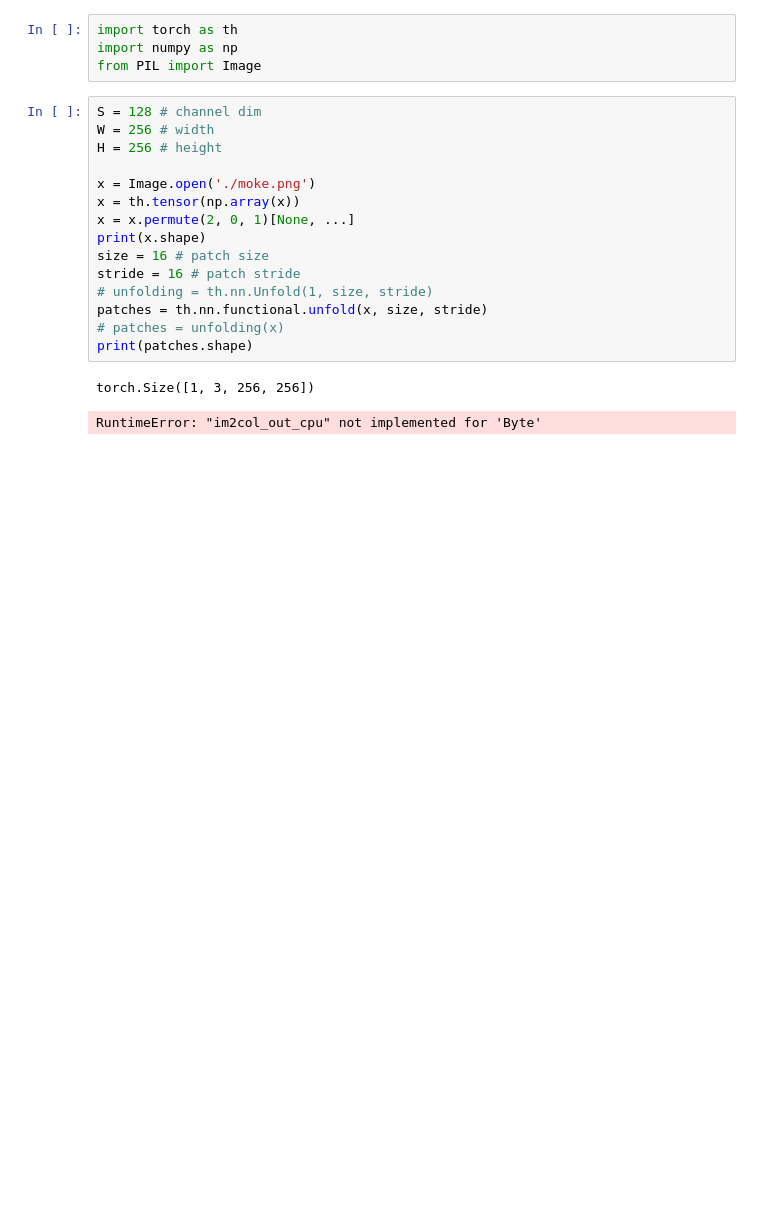
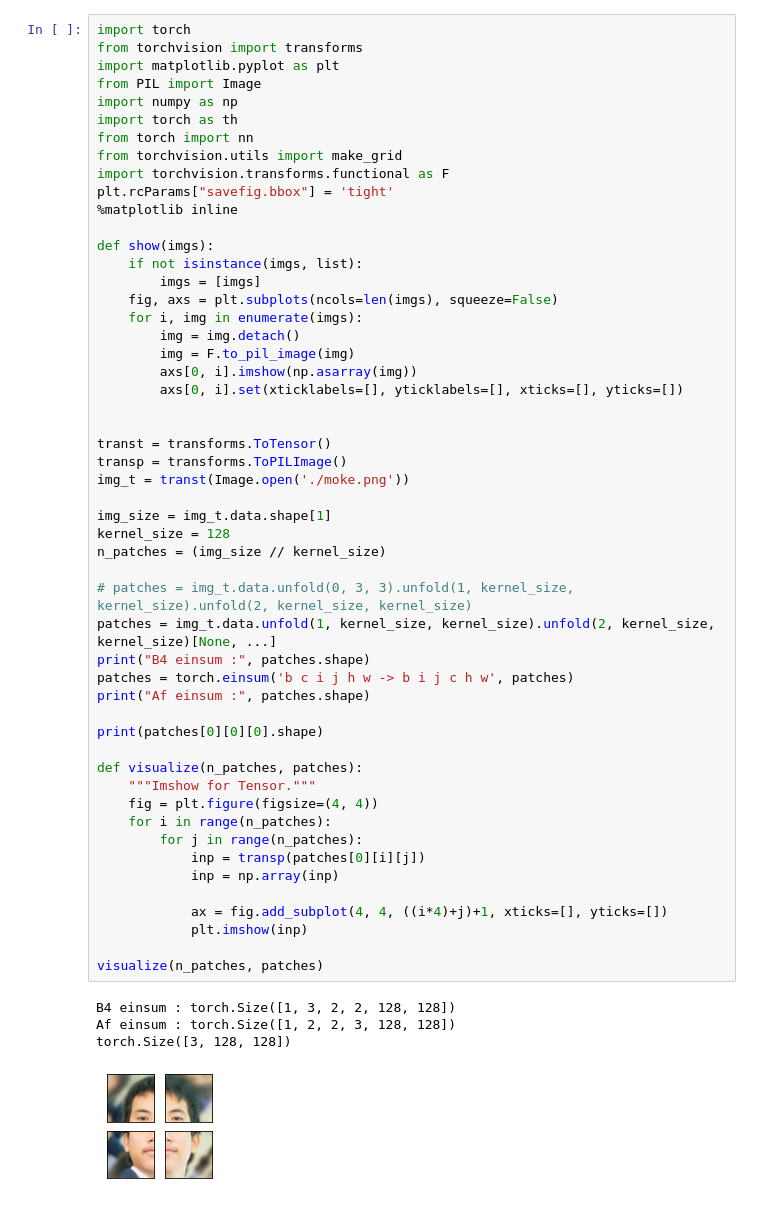
Before and after one commit to XezXey/guided-diffusion, a Jupyter notebook: experiment_scripts/patching/patching.ipynb, the cells around one changed output. Drawn from its saved outputs; the diff is of its cells as text; blank space fills up the shorter version.

Commit message:
updating hadamart layer and patching

```diff
--- a/experiment_scripts/patching/patching.ipynb
+++ b/experiment_scripts/patching/patching.ipynb
@@ -1,22 +1,57 @@
-# %%
-import torch as th
-import numpy as np
-from PIL import Image
-# %%
-S = 128 # channel dim
-W = 256 # width
-H = 256 # height
-
-x = Image.open('./moke.png')
-x = th.tensor(np.array(x))
-x = x.permute(2, 0, 1)[None, ...]
-print(x.shape)
-size = 16 # patch size
-stride = 16 # patch stride
-# unfolding = th.nn.Unfold(1, size, stride)
-patches = th.nn.functional.unfold(x, size, stride)
-# patches = unfolding(x)
-print(patches.shape)
-# %% [output]
-torch.Size([1, 3, 256, 256])
-RuntimeError: "im2col_out_cpu" not implemented for 'Byte'
+# %%
+import torch
+from torchvision import transforms
+import matplotlib.pyplot as plt
+from PIL import Image
+import numpy as np
+import torch as th
+from torch import nn
+from torchvision.utils import make_grid
+import torchvision.transforms.functional as F
+plt.rcParams["savefig.bbox"] = 'tight'
+%matplotlib inline
+
+def show(imgs):
+    if not isinstance(imgs, list):
+        imgs = [imgs]
+    fig, axs = plt.subplots(ncols=len(imgs), squeeze=False)
+    for i, img in enumerate(imgs):
+        img = img.detach()
+        img = F.to_pil_image(img)
+        axs[0, i].imshow(np.asarray(img))
+        axs[0, i].set(xticklabels=[], yticklabels=[], xticks=[], yticks=[])
+
+
+transt = transforms.ToTensor()
+transp = transforms.ToPILImage()
+img_t = transt(Image.open('./moke.png'))
+
+img_size = img_t.data.shape[1]
+kernel_size = 128
+n_patches = (img_size // kernel_size)
+
+# patches = img_t.data.unfold(0, 3, 3).unfold(1, kernel_size, kernel_size).unfold(2, kernel_size, kernel_size)
+patches = img_t.data.unfold(1, kernel_size, kernel_size).unfold(2, kernel_size, kernel_size)[None, ...]
+print("B4 einsum :", patches.shape)
+patches = torch.einsum('b c i j h w -> b i j c h w', patches)
+print("Af einsum :", patches.shape)
+
+print(patches[0][0][0].shape)
+
+def visualize(n_patches, patches):
+    """Imshow for Tensor."""
+    fig = plt.figure(figsize=(4, 4))
+    for i in range(n_patches):
+        for j in range(n_patches):
+            inp = transp(patches[0][i][j])
+            inp = np.array(inp)
+
+            ax = fig.add_subplot(4, 4, ((i*4)+j)+1, xticks=[], yticks=[])
+            plt.imshow(inp)
+
+visualize(n_patches, patches)
+# %% [output]
+B4 einsum : torch.Size([1, 3, 2, 2, 128, 128])
+Af einsum : torch.Size([1, 2, 2, 3, 128, 128])
+torch.Size([3, 128, 128])
+[figure, added]
```
Also changed, not shown: parts of 2 cells of this notebook, 3 other files.
